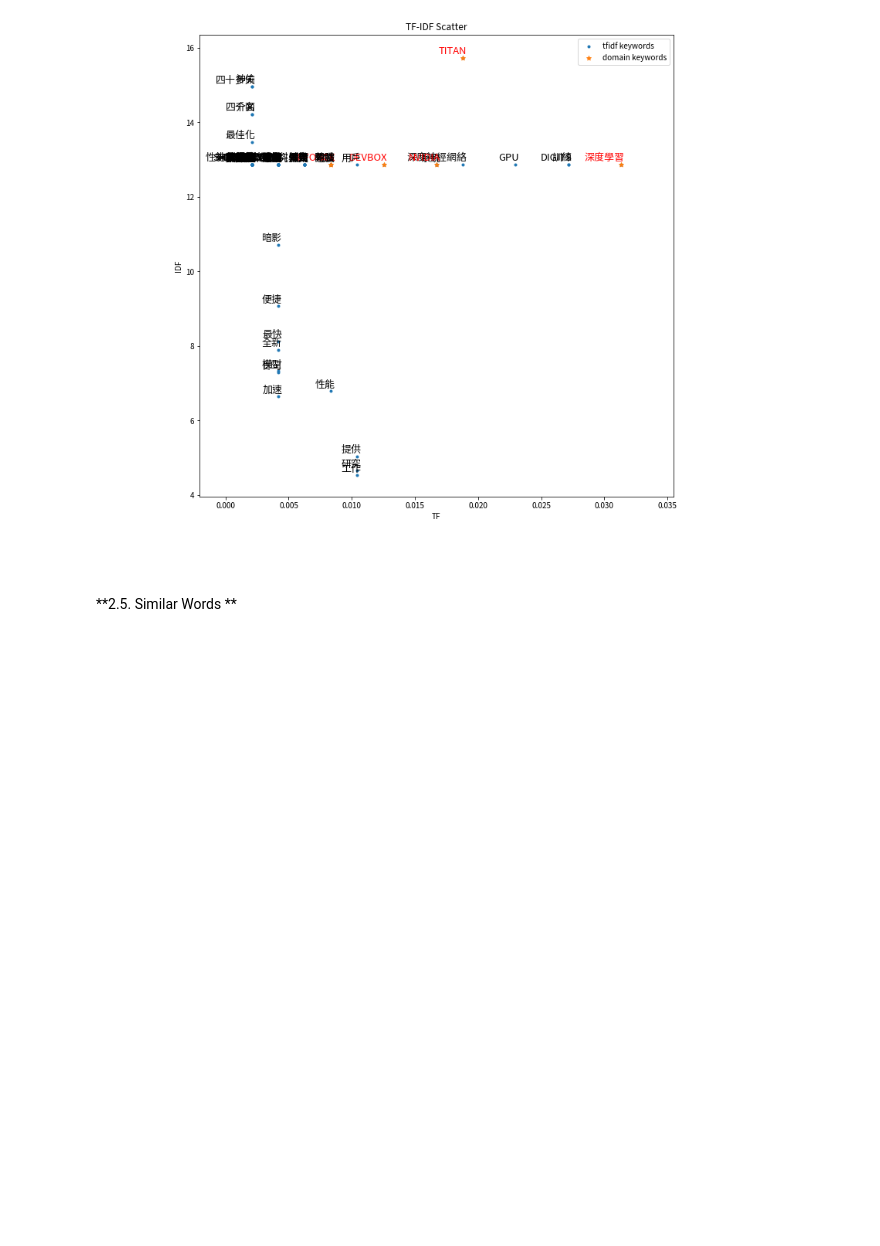
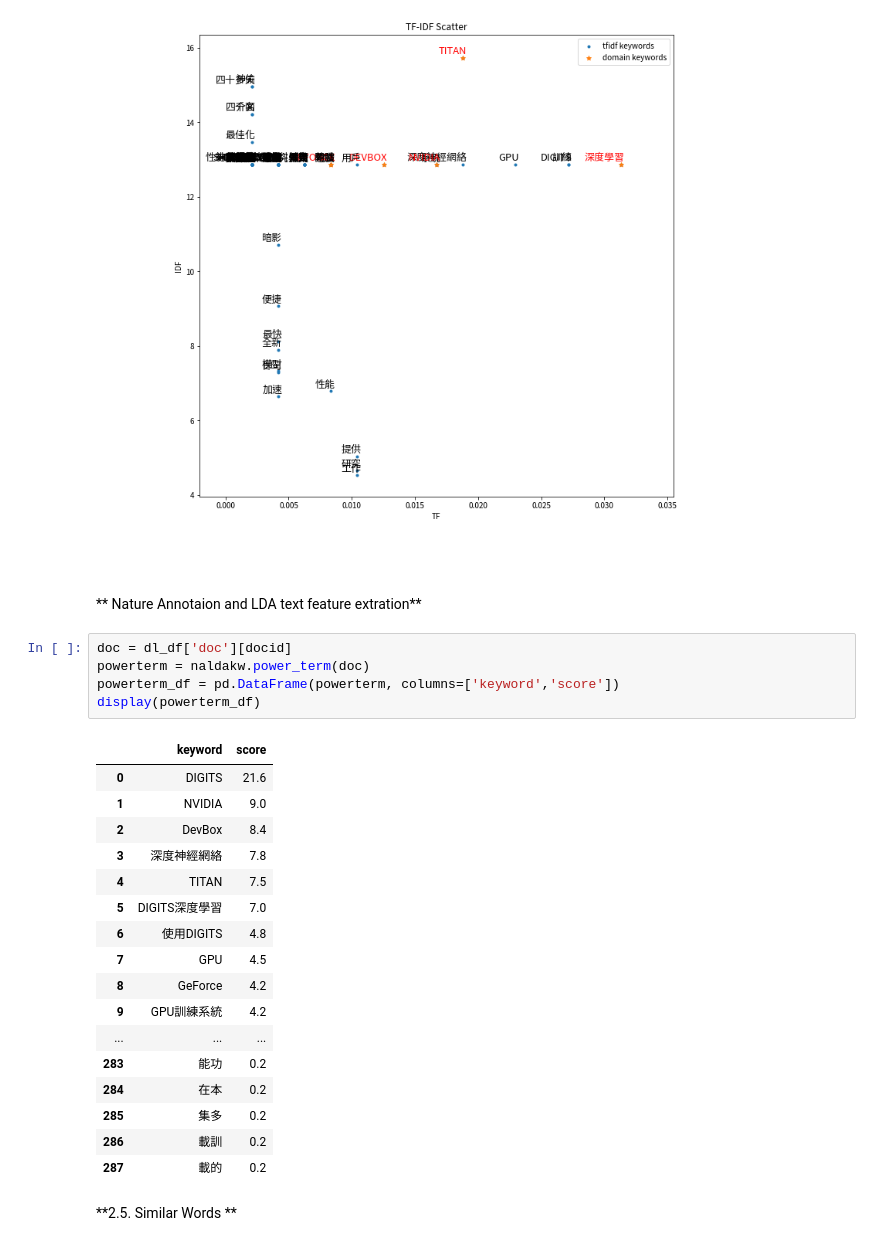
Before and after one commit to Backlu/textmining, a Jupyter notebook: textmining_v3.ipynb, the cells around one changed output. Drawn from its saved outputs; the diff is of its cells as text; blank space fills up the shorter version.

Commit message:
unsupervised_text_feature_extraction

```diff
--- a/textmining_v3.ipynb
+++ b/textmining_v3.ipynb
@@ -423,6 +437,31 @@ Predefined Keywords
 missing words: ['訓練系統']
 [figure]
 [figure]
+# %% [markdown]
+** Nature Annotaion and LDA text feature extration**
+# %%
+doc = dl_df['doc'][docid]
+powerterm = naldakw.power_term(doc)
+powerterm_df = pd.DataFrame(powerterm, columns=['keyword','score'])
+display(powerterm_df)
+# %% [output]
+|  | keyword | score |
+| 0 | DIGITS | 21.6 |
+| 1 | NVIDIA | 9.0 |
+| 2 | DevBox | 8.4 |
+| 3 | 深度神經網絡 | 7.8 |
+| 4 | TITAN | 7.5 |
+| 5 | DIGITS深度學習 | 7.0 |
+| 6 | 使用DIGITS | 4.8 |
+| 7 | GPU | 4.5 |
+| 8 | GeForce | 4.2 |
+| 9 | GPU訓練系統 | 4.2 |
+| ... | ... | ... |
+| 283 | 能功 | 0.2 |
+| 284 | 在本 | 0.2 |
+| 285 | 集多 | 0.2 |
+| 286 | 載訓 | 0.2 |
+| 287 | 載的 | 0.2 |
 # %% [markdown]
 **2.5. Similar Words **
 # %%
```
Also changed, not shown: parts of 11 cells of this notebook, 3 other files.
